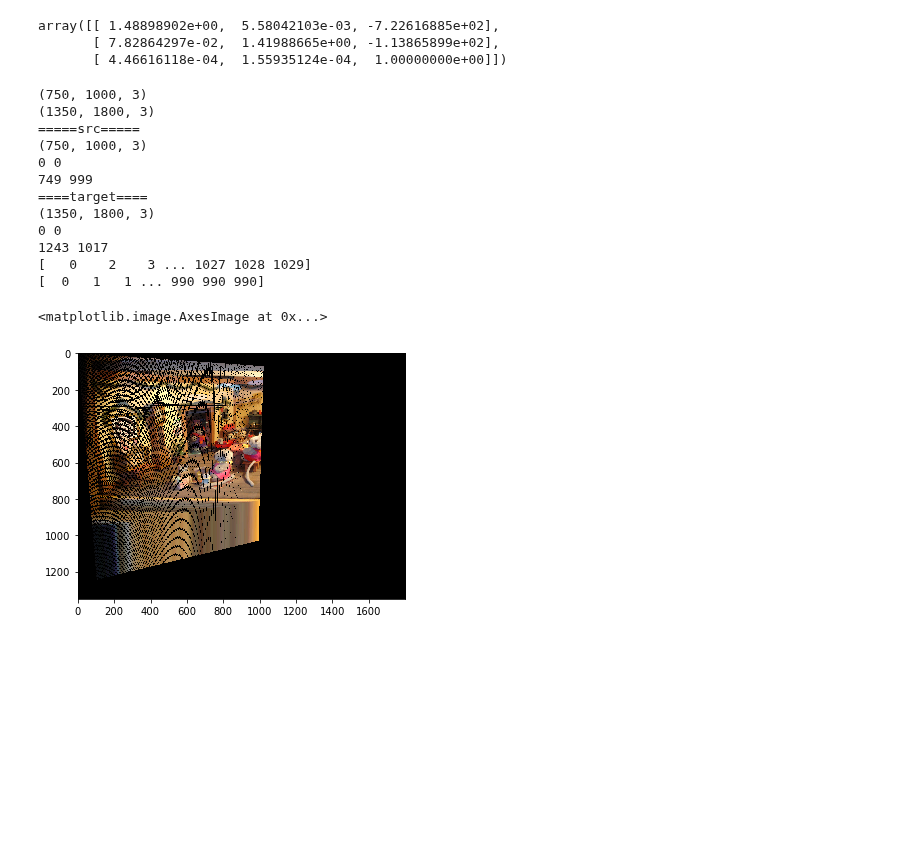
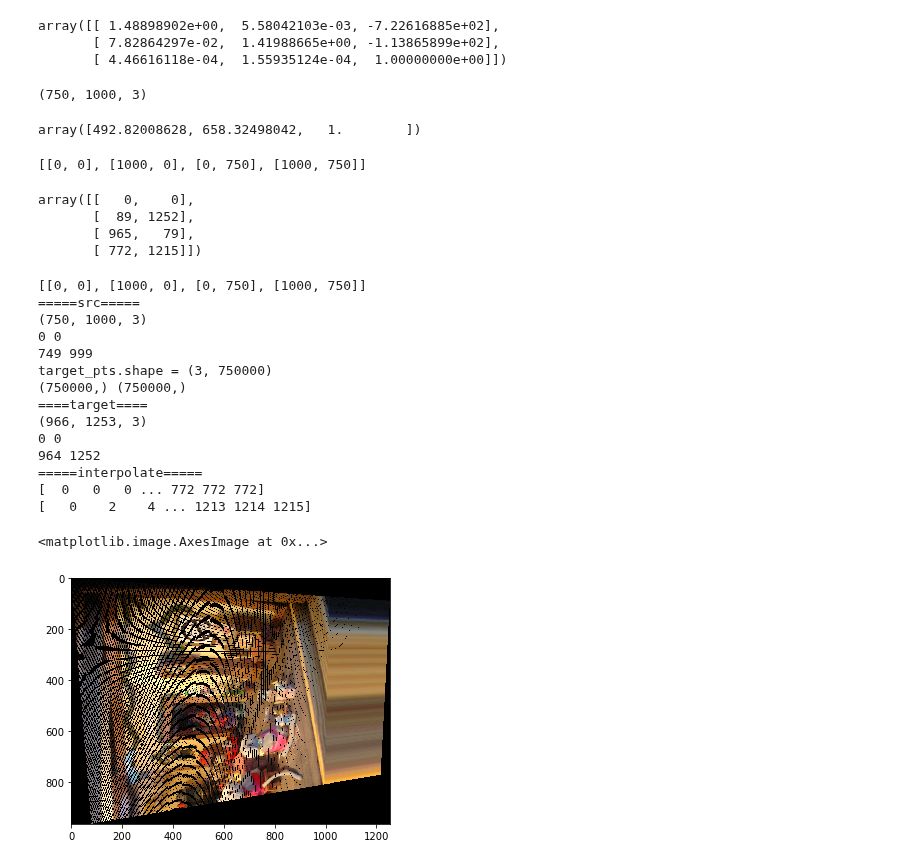
Before and after one commit to aprilsin/cs194-proj5, a Jupyter notebook: main.ipynb, the cells around one changed output. Drawn from its saved outputs; the diff is of its cells as text; code cells hidden in the pictures; blank space fills up the shorter version.

```diff
--- a/main.ipynb
+++ b/main.ipynb
@@ -89,21 +89,41 @@ T
 array([[ 1.48898902e+00,  5.58042103e-03, -7.22616885e+02],
        [ 7.82864297e-02,  1.41988665e+00, -1.13865899e+02],
        [ 4.46616118e-04,  1.55935124e-04,  1.00000000e+00]])
+# %%
+im1.shape
+# %% [output]
+(750, 1000, 3)
+# %%
+a = T @ np.array([1000, 750, 1]).T
+a /= a[2]
+a
+# %% [output]
+array([492.82008628, 658.32498042,   1.        ])
+# %%
+homography.bounding_box(im1, T)
+# %% [output]
+[[0, 0], [1000, 0], [0, 750], [1000, 750]]
+array([[   0,    0],
+       [  89, 1252],
+       [ 965,   79],
+       [ 772, 1215]])
 # %%
-warp1 = homography.warp(im1, T)
+warp1 = homography.warp(im1, T, r=1)
 io.imshow(warp1)
 # %% [output]
-(750, 1000, 3)
-(1350, 1800, 3)
+[[0, 0], [1000, 0], [0, 750], [1000, 750]]
 =====src=====
 (750, 1000, 3)
 0 0
 749 999
+target_pts.shape = (3, 750000)
+(750000,) (750000,)
 ====target====
-(1350, 1800, 3)
+(966, 1253, 3)
 0 0
-1243 1017
-[   0    2    3 ... 1027 1028 1029]
-[  0   1   1 ... 990 990 990]
+964 1252
+=====interpolate=====
+[  0   0   0 ... 772 772 772]
+[   0    2    4 ... 1213 1214 1215]
 <matplotlib.image.AxesImage at 0x...>
-[figure, old version]
+[figure, new version]
```
Also changed, not shown: 1 other file.
